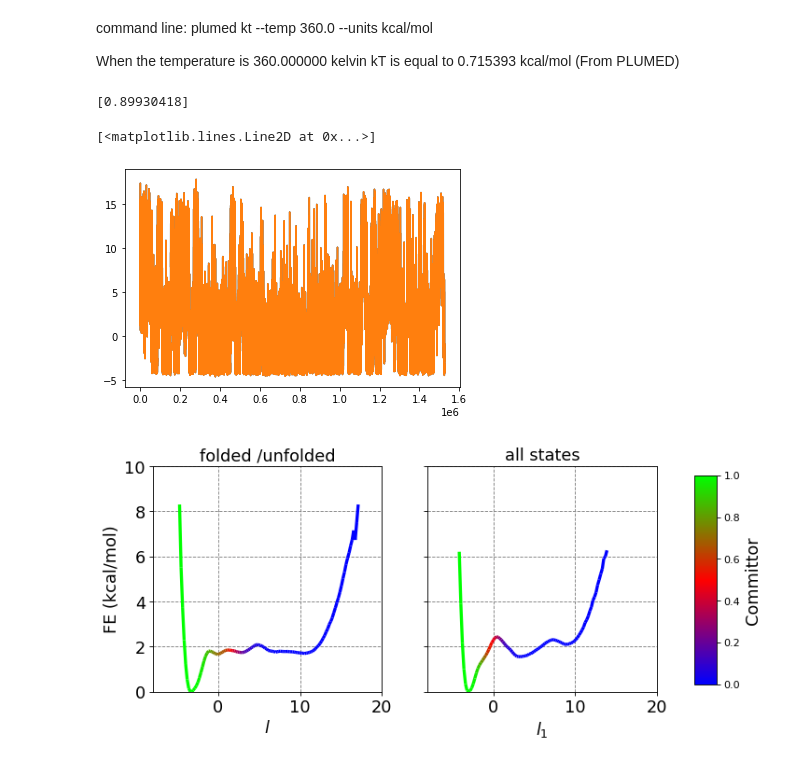
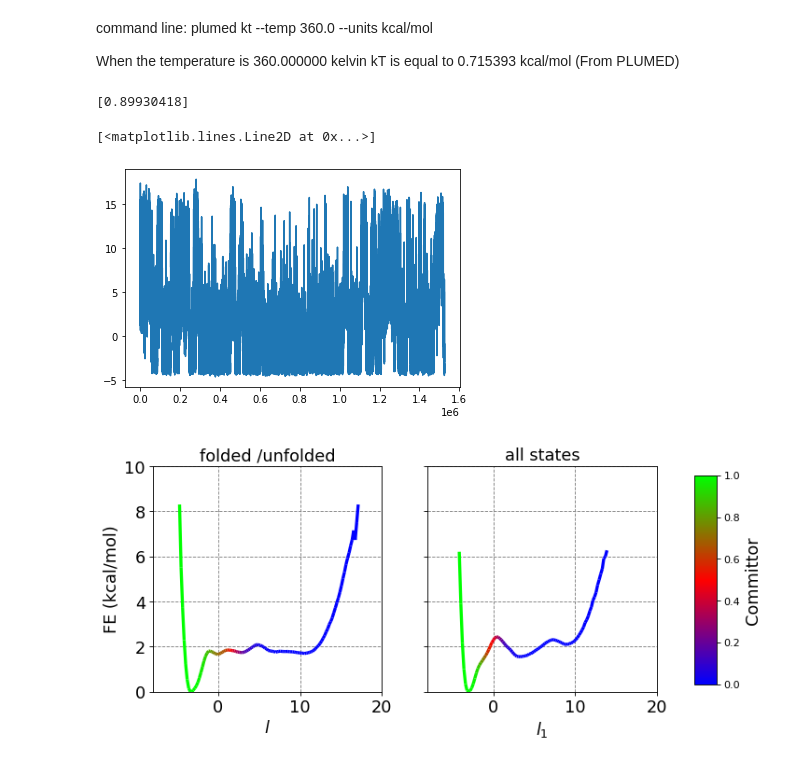
Before and after one commit to SasmalSubarna/posLDA_paper_2023, a Jupyter notebook: HP35/notebooks/figures_for_paper_updated_3.ipynb, the cells around one changed output. Saved outputs shown, nothing was run; the diff lists cells and outputs as text; code cells hidden in the pictures.

```diff
--- a/HP35/notebooks/figures_for_paper_updated_3.ipynb
+++ b/HP35/notebooks/figures_for_paper_updated_3.ipynb
@@ -241,24 +241,23 @@ def project_trajectory_lda_weighted(trajectory, ref, precision, lda_vector):
 # %%
 # load important data for later
 
 fu_avg = np.loadtxt("/scratch/projects/hockygroup/ss12902/hp35_sGMM/fu_avg.txt")
 fu_precision = np.loadtxt("/scratch/projects/hockygroup/ss12902/hp35_sGMM/fu_precision.txt")
 ref_ = np.loadtxt("/scratch/projects/hockygroup/ss12902/hp35_sGMM/global_avg.txt")
 prec_ = np.loadtxt("/scratch/projects/hockygroup/ss12902/hp35_sGMM/global_precision.txt")
 vec_ = np.loadtxt("/scratch/projects/hockygroup/ss12902/hp35_sGMM/lda_scalings_global_folded_unfolded_ld1.txt")
 
 proj_fu_avg = project_trajectory_lda_weighted(fu_avg.reshape(1,fu_avg.shape[0],\
                                                              fu_avg.shape[1]), ref_, prec_, vec_)
 print(proj_fu_avg)
 
 ld_desres = np.loadtxt("/scratch/projects/hockygroup/ss12902/test_lda_from_desres/COLVAR", usecols=2, dtype=float)*-1
 plt.plot(ld_desres+proj_fu_avg)
-#plt.plot(ld_desres+0.71441794)
-plt.plot(ld1_fu)
+#plt.plot(ld1_fu)
 # %% [output]
 [0.89930418]
 [<matplotlib.lines.Line2D at 0x...>]
-[figure, old version]
+[figure, new version]
 # %%
 fig, axs = plt.subplots(1, 2, figsize=(10,4), sharey=True, dpi=80)
 
```
Also changed, not shown: parts of 10 cells of this notebook.
